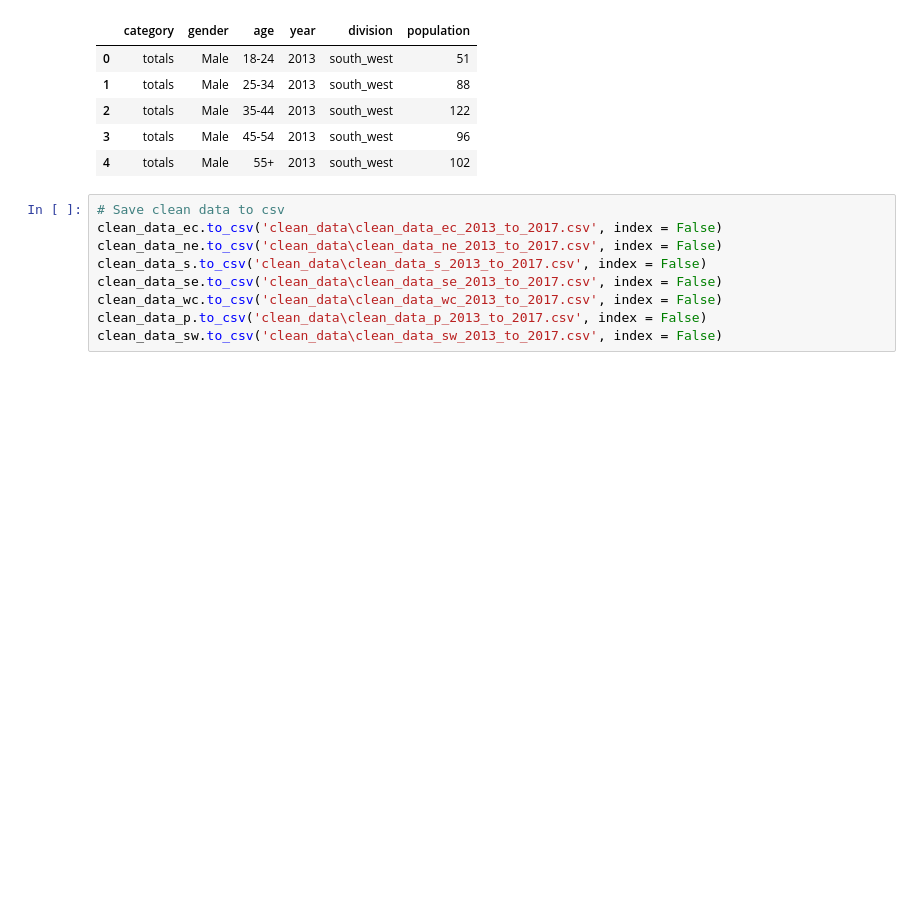
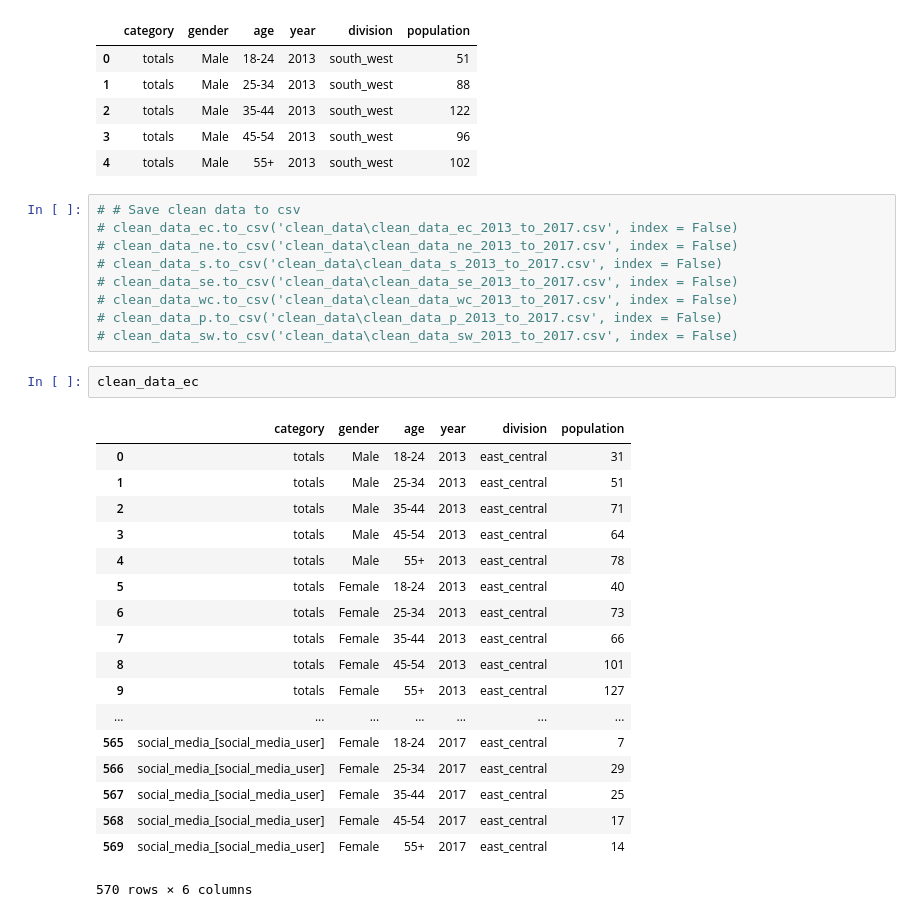
Before and after one commit to david880110/Media-Behavior-Trends-Analytics, a Jupyter notebook: data_engineering.ipynb, the cells around one changed output. Saved outputs shown, nothing was run; the diff lists cells and outputs as text; blank space fills up the shorter version.

```diff
--- a/data_engineering.ipynb
+++ b/data_engineering.ipynb
@@ -551,11 +551,32 @@ clean_data_sw.head()
 | 3 | totals | Male | 45-54 | 2013 | south_west | 96 |
 | 4 | totals | Male | 55+ | 2013 | south_west | 102 |
 # %%
-# Save clean data to csv
-clean_data_ec.to_csv('clean_data\clean_data_ec_2013_to_2017.csv', index = False)
-clean_data_ne.to_csv('clean_data\clean_data_ne_2013_to_2017.csv', index = False)
-clean_data_s.to_csv('clean_data\clean_data_s_2013_to_2017.csv', index = False)
-clean_data_se.to_csv('clean_data\clean_data_se_2013_to_2017.csv', index = False)
-clean_data_wc.to_csv('clean_data\clean_data_wc_2013_to_2017.csv', index = False)
-clean_data_p.to_csv('clean_data\clean_data_p_2013_to_2017.csv', index = False)
-clean_data_sw.to_csv('clean_data\clean_data_sw_2013_to_2017.csv', index = False)
+# # Save clean data to csv
+# clean_data_ec.to_csv('clean_data\clean_data_ec_2013_to_2017.csv', index = False)
+# clean_data_ne.to_csv('clean_data\clean_data_ne_2013_to_2017.csv', index = False)
+# clean_data_s.to_csv('clean_data\clean_data_s_2013_to_2017.csv', index = False)
+# clean_data_se.to_csv('clean_data\clean_data_se_2013_to_2017.csv', index = False)
+# clean_data_wc.to_csv('clean_data\clean_data_wc_2013_to_2017.csv', index = False)
+# clean_data_p.to_csv('clean_data\clean_data_p_2013_to_2017.csv', index = False)
+# clean_data_sw.to_csv('clean_data\clean_data_sw_2013_to_2017.csv', index = False)
+# %%
+clean_data_ec
+# %% [output]
+|  | category | gender | age | year | division | population |
+| 0 | totals | Male | 18-24 | 2013 | east_central | 31 |
+| 1 | totals | Male | 25-34 | 2013 | east_central | 51 |
+| 2 | totals | Male | 35-44 | 2013 | east_central | 71 |
+| 3 | totals | Male | 45-54 | 2013 | east_central | 64 |
+| 4 | totals | Male | 55+ | 2013 | east_central | 78 |
+| 5 | totals | Female | 18-24 | 2013 | east_central | 40 |
+| 6 | totals | Female | 25-34 | 2013 | east_central | 73 |
+| 7 | totals | Female | 35-44 | 2013 | east_central | 66 |
+| 8 | totals | Female | 45-54 | 2013 | east_central | 101 |
+| 9 | totals | Female | 55+ | 2013 | east_central | 127 |
+| ... | ... | ... | ... | ... | ... | ... |
+| 565 | social_media_[social_media_user] | Female | 18-24 | 2017 | east_central | 7 |
+| 566 | social_media_[social_media_user] | Female | 25-34 | 2017 | east_central | 29 |
+| 567 | social_media_[social_media_user] | Female | 35-44 | 2017 | east_central | 25 |
+| 568 | social_media_[social_media_user] | Female | 45-54 | 2017 | east_central | 17 |
+| 569 | social_media_[social_media_user] | Female | 55+ | 2017 | east_central | 14 |
+570 rows × 6 columns
```
Also changed, not shown: parts of 6 cells of this notebook, 1 other file.
